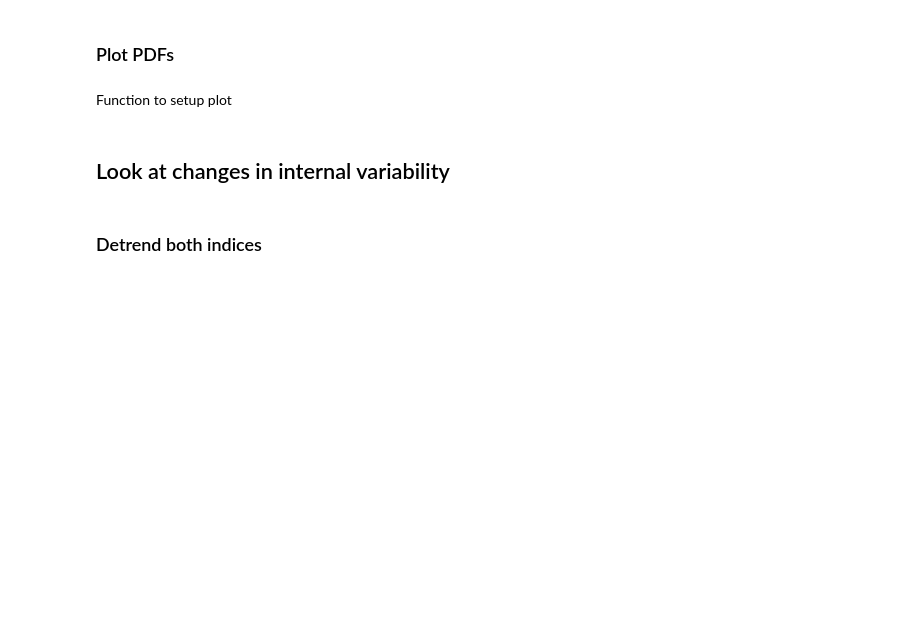
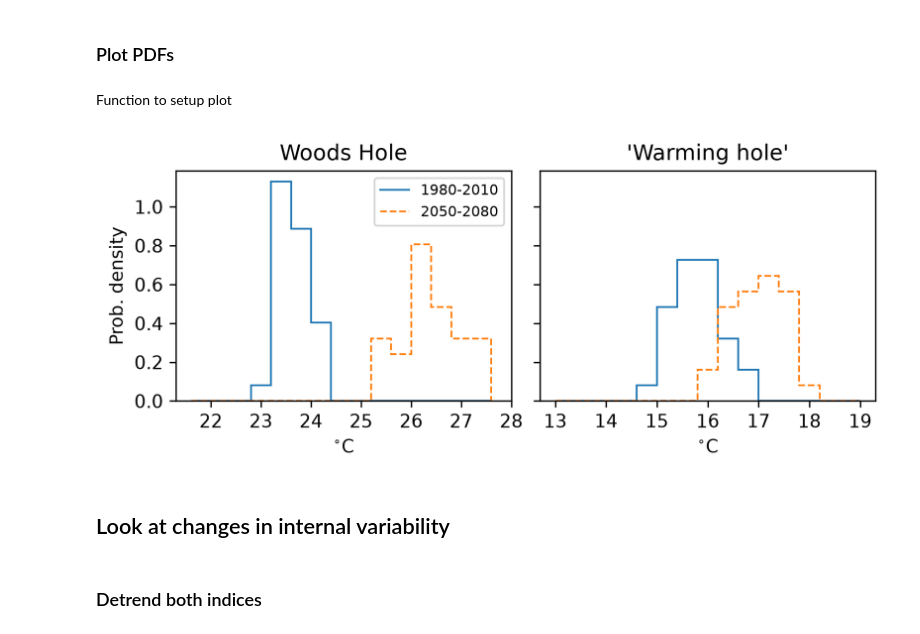
Before and after one commit to ashleylasinsky/whoi-climate-tutorial_2026, a Jupyter notebook: docs/pages/single_model/example.ipynb, the cells around one changed output. Cells and saved outputs as stored; diff of their text form; code cells hidden in the pictures; blank space fills up the shorter version.

```diff
--- a/docs/pages/single_model/example.ipynb
+++ b/docs/pages/single_model/example.ipynb
@@ -611,16 +615,14 @@ def setup_trend_plot():
     """create fig and axs for plotting trends"""
 
     ## blank canvas
-    fig, axs = plt.subplots(1, 2, figsize=(7, 2.75), layout="constrained")
+    fig, axs = plt.subplots(1, 2, figsize=(7, 2.75), layout="constrained", dpi=300)
 
     #### label plots
     for ax in axs:
-        ax.set_xticks([1920, 2006, 2080])
+        ax.set_xticks([1920, 1960, 2006, 2040, 2080])
         ax.set_xlabel("Year")
         ax.set_ylabel(r"$^{\circ}$C")
 
-    axs[0].set_yticks([22, 24.5, 27])
-    axs[1].set_yticks([-1, 0, 1])
     axs[0].set_title("Total")
     axs[1].set_title("Anomaly")
     axs[1].axhline(0, c="k", zorder=0.5, lw=0.5)
@@ -815,14 +819,12 @@ Function to setup plot
 def plot_setup_pdfs():
     """Plot background for PDFs"""
 
-    fig, axs = plt.subplots(1, 2, figsize=(6, 2.5), layout="constrained")
+    fig, axs = plt.subplots(1, 2, figsize=(6, 2.5), sharey=True, layout="constrained", dpi=300)
 
     ## format/label axes
-    axs[1].set_yticks([])
     axs[0].set_title("Woods Hole")
     axs[1].set_title("'Warming hole'")
     axs[0].set_ylabel("Prob. density")
-    axs[0].set_yticks([0, 0.5, 1])
 
     for ax in axs:
         ax.set_xlabel(r"$^{\circ}$C")
@@ -831,22 +833,24 @@ def plot_setup_pdfs():
 # %%
 ## set up plot
 fig, axs = plot_setup_pdfs()
 
 ## plot woods hole index
 axs[0].stairs(pdf_woodshole0, edges_woodshole, label="1980-2010")
 axs[0].stairs(pdf_woodshole1, edges_woodshole, ls="--", label="2050-2080")
 
 ## plot warming hole index
 axs[1].stairs(pdf_warminghole0, edges_warminghole)
 axs[1].stairs(pdf_warminghole1, edges_warminghole, ls="--")
 
 ## format/label axes
 axs[1].set_ylim(axs[0].get_ylim())
 axs[0].legend(prop=dict(size=8))
-axs[0].set_xticks([edges_woodshole.min(), edges_woodshole.max()])
-axs[1].set_xticks([edges_warminghole.min(), edges_warminghole.max()])
+axs[0].set_xticks(np.arange(22, 29, 1))
+axs[1].set_xticks(np.arange(13, 20, 1))
 
 plt.show()
+# %% [output]
+[figure, added]
 # %% [markdown]
 ## Look at changes in internal variability
 # %% [markdown]
```
Also changed, not shown: parts of 7 cells of this notebook, 1 other file.
